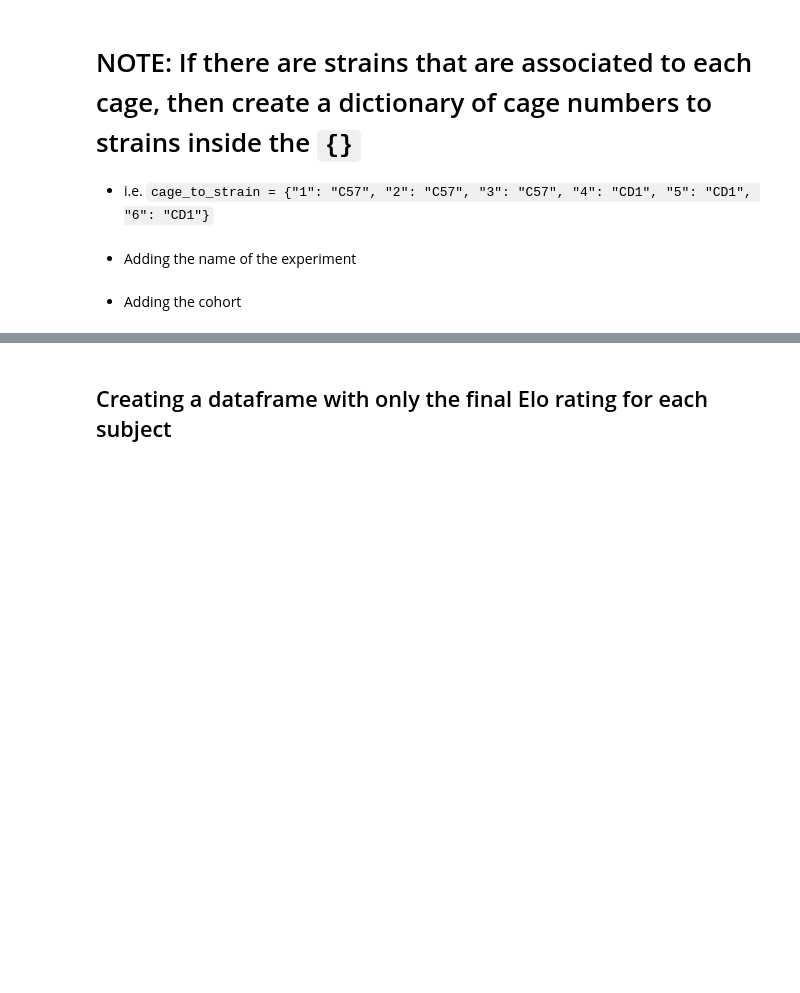
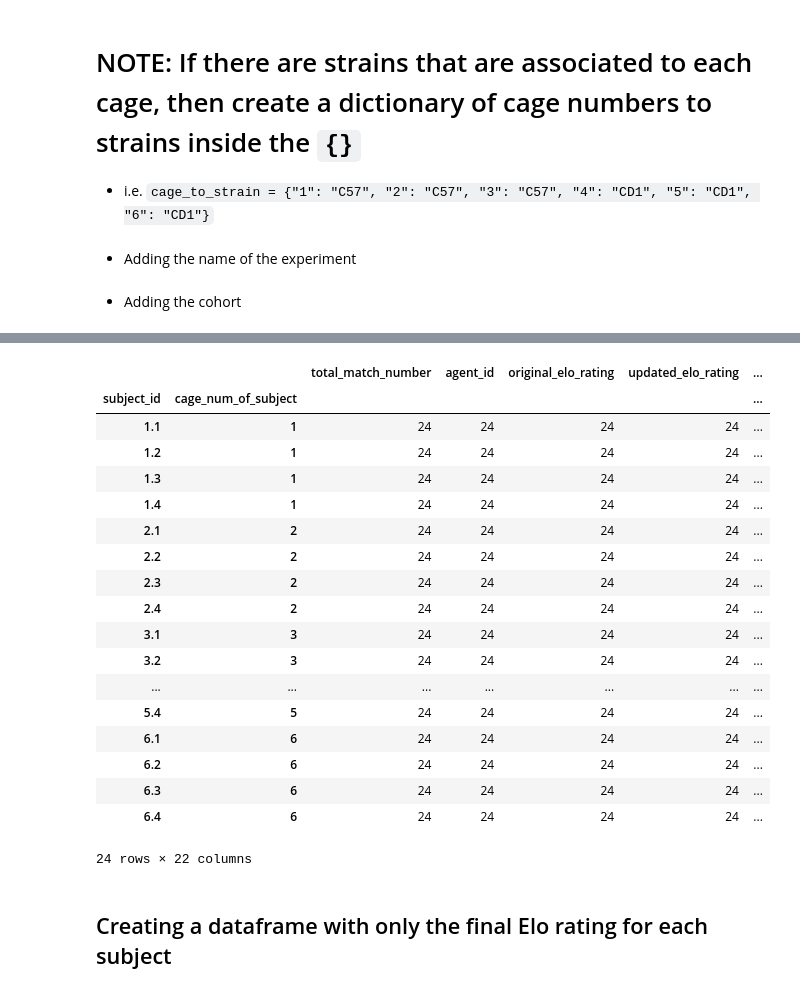
Before and after one commit to padillacoreanolab/social_competiton_elo_rating, a Jupyter notebook: jupyter_notebooks/tube_test_processing.ipynb, the cells around one changed output, grey strips where cells are left out. Cells and saved outputs as stored; diff of their text form; code cells hidden in the pictures; blank space fills up the shorter version.

```diff
--- a/jupyter_notebooks/tube_test_processing.ipynb
+++ b/jupyter_notebooks/tube_test_processing.ipynb
@@ -788,13 +784,18 @@ defaultdict(<function elorating.calculation.update_elo_rating.<locals>.<lambda>(
 # %%
 all_columns_to_keep = [""]
-# %%
-def get_subject_cage_number(x):
-    """
-    """
-    if x["win_draw_loss"] == 1:
-        return x["processed_cage_num_of_winner"]
-
-    x: x["processed_cage_num_of_winner"] if x["win_draw_loss"] == 1 else (x["processed_cage_num_of_loser"] if x["win_draw_loss"] == 0 else x["processed_cage_num_of_winner"]), axis = 1)
+# %%
+def get_subject_cage_number(x):
+    """
+    """
+    if x["win_draw_loss"] == 1:
+        return x["processed_cage_num_of_winner"]
+    elif x["win_draw_loss"] == 0:
+        return x["processed_cage_num_of_loser"]
+    elif x["win_draw_loss"] == 0.5:
+        if 1 == pairing_index:
+            return x["processed_cage_num_of_winner"]
+        elif 1 == pairing_index:
+            return x["processed_cage_num_of_loser"]
 # %%
 for key, value in sheet_name_to_everything.items():
     if not all_columns_to_keep:
@@ -833,8 +834,8 @@ for key, value in sheet_name_to_everything.items():
 
     # Making a dataframe from the dictionary
     value["elo_rating_dataframe"] = pd.DataFrame.from_dict(value["index_to_elo_rating_and_meta_data"], orient="index")
-    value["elo_rating_dataframe"]["cage_num_of_subject"] = value["elo_rating_dataframe"].apply(lambda x: x["processed_cage_num_of_winner"] if x["win_draw_loss"] == 1 else (x["processed_cage_num_of_loser"] if x["win_draw_loss"] == 0 else x["processed_cage_num_of_winner"]), axis = 1)
-#     value["elo_rating_dataframe"]["cage_num_of_agent"] =
+    value["elo_rating_dataframe"]["cage_num_of_subject"] = value["elo_rating_dataframe"].apply(lambda x: get_subject_cage_number(x), axis = 1)
+    value["elo_rating_dataframe"]["cage_num_of_agent"] = value["elo_rating_dataframe"].apply(lambda x: get_subject_cage_number(x), axis = 1)
 # %% [output]
 WARNING: CAGE1 does not have {''} columns
 WARNING: CAGE2 does not have {''} columns
@@ -916,4 +926,5 @@ all_subject_ids = set(all_sheet_elo_scord_dataframe_combined["subject_id"].uniqu
 cage_to_strain = {}
 # %%
 if cage_to_strain:
-    all_sheet_elo_scord_dataframe_combined["strain"] = all_sheet_elo_scord_dataframe_combined["processed_cage_number"].map(cage_to_strain)
+    all_sheet_elo_scord_dataframe_combined["subject_strain"] = all_sheet_elo_scord_dataframe_combined["cage_num_of_subject"].map(cage_to_strain)
+    all_sheet_elo_scord_dataframe_combined["agent_strain"] = all_sheet_elo_scord_dataframe_combined["cage_num_of_agent"].map(cage_to_strain)
@@ -935,6 +960,26 @@ all_sheet_elo_scord_dataframe_combined.tail()
 # %%
 # Checking to see how many rows for each subject in each cage
-all_sheet_elo_scord_dataframe_combined.groupby(['subject_id','processed_cage_num_of_winner']).count()
+all_sheet_elo_scord_dataframe_combined.groupby(['subject_id','cage_num_of_subject']).count()
+# %% [output]
+|  |  | total_match_number | agent_id | original_elo_rating | updated_elo_rating | ... |
+| subject_id | cage_num_of_subject |  |  |  |  | ... |
+| 1.1 | 1 | 24 | 24 | 24 | 24 | ... |
+| 1.2 | 1 | 24 | 24 | 24 | 24 | ... |
+| 1.3 | 1 | 24 | 24 | 24 | 24 | ... |
+| 1.4 | 1 | 24 | 24 | 24 | 24 | ... |
+| 2.1 | 2 | 24 | 24 | 24 | 24 | ... |
+| 2.2 | 2 | 24 | 24 | 24 | 24 | ... |
+| 2.3 | 2 | 24 | 24 | 24 | 24 | ... |
+| 2.4 | 2 | 24 | 24 | 24 | 24 | ... |
+| 3.1 | 3 | 24 | 24 | 24 | 24 | ... |
+| 3.2 | 3 | 24 | 24 | 24 | 24 | ... |
+| ... | ... | ... | ... | ... | ... | ... |
+| 5.4 | 5 | 24 | 24 | 24 | 24 | ... |
+| 6.1 | 6 | 24 | 24 | 24 | 24 | ... |
+| 6.2 | 6 | 24 | 24 | 24 | 24 | ... |
+| 6.3 | 6 | 24 | 24 | 24 | 24 | ... |
+| 6.4 | 6 | 24 | 24 | 24 | 24 | ... |
+24 rows × 22 columns
 # %% [markdown]
 ## Creating a dataframe with only the final Elo rating for each subject
 # %%
```
Also changed, not shown: parts of 45 cells of this notebook.
